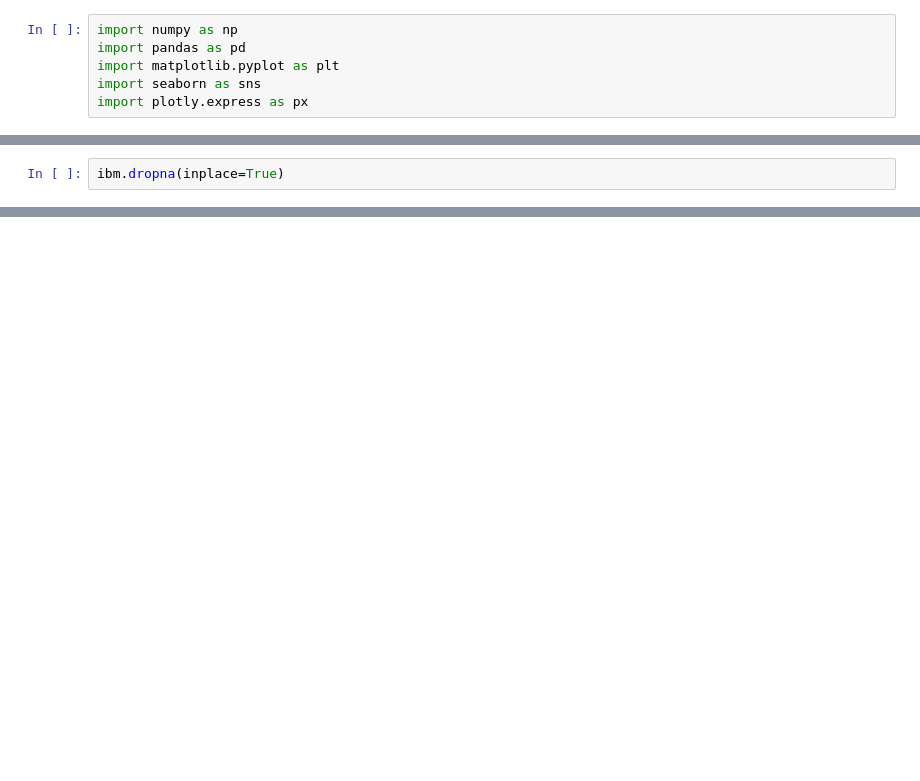
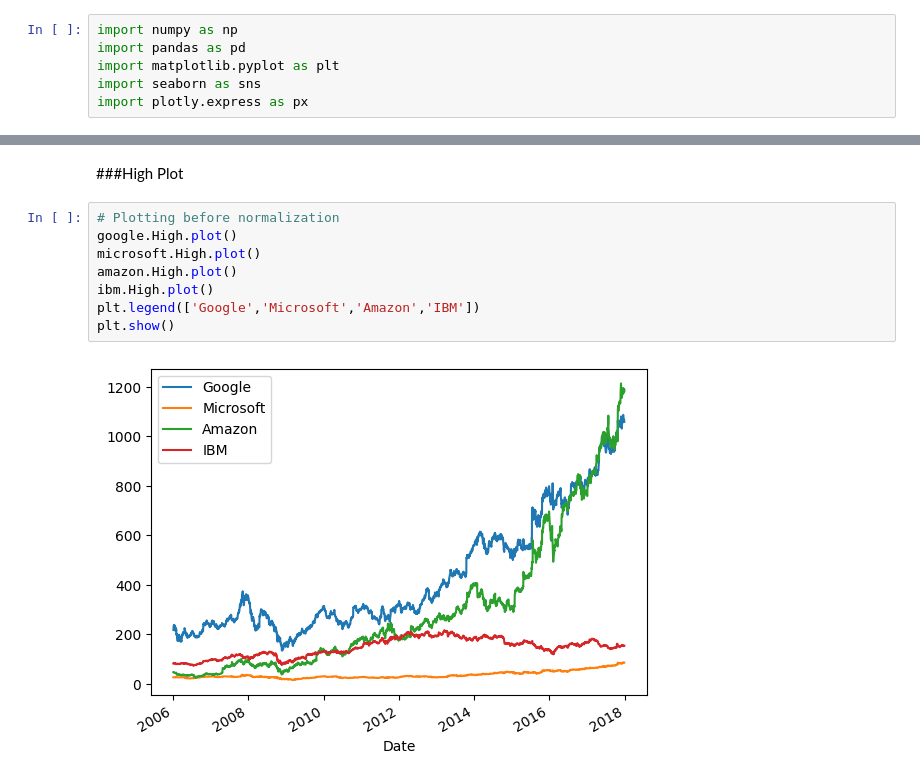
Before and after one commit to shiv4705/Stock-Market-Analysis-and-Forecasting, a Jupyter notebook: SGP.ipynb, the cells around one changed output, grey strips where cells are left out. Saved outputs shown, nothing was run; the diff lists cells and outputs as text; blank space fills up the shorter version.

```diff
--- a/SGP.ipynb
+++ b/SGP.ipynb
@@ -263,2 +99,0 @@ dtype: int64
-# %%
-ibm.dropna(inplace=True)
@@ -415,0 +155,12 @@ Microsoft’s "High" value displayed consistent, gradual growth over the years,
+# %% [markdown]
+###High Plot
+# %%
+# Plotting before normalization
+google.High.plot()
+microsoft.High.plot()
+amazon.High.plot()
+ibm.High.plot()
+plt.legend(['Google','Microsoft','Amazon','IBM'])
+plt.show()
+# %% [output]
+[figure, added]
```
Also changed, not shown: parts of 110 cells of this notebook.
